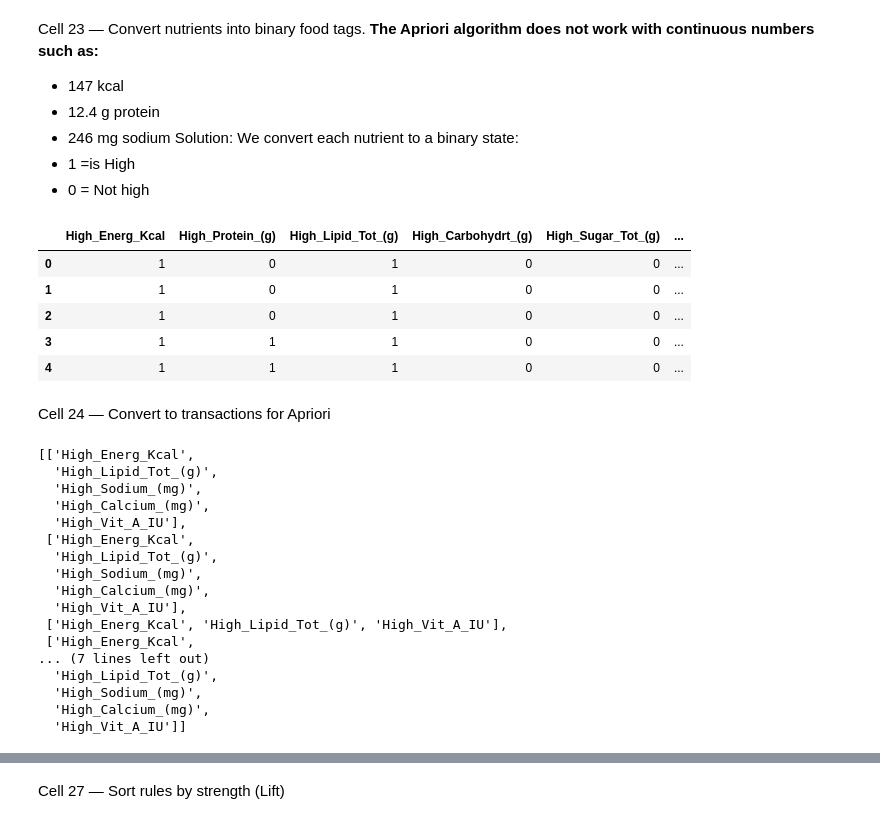
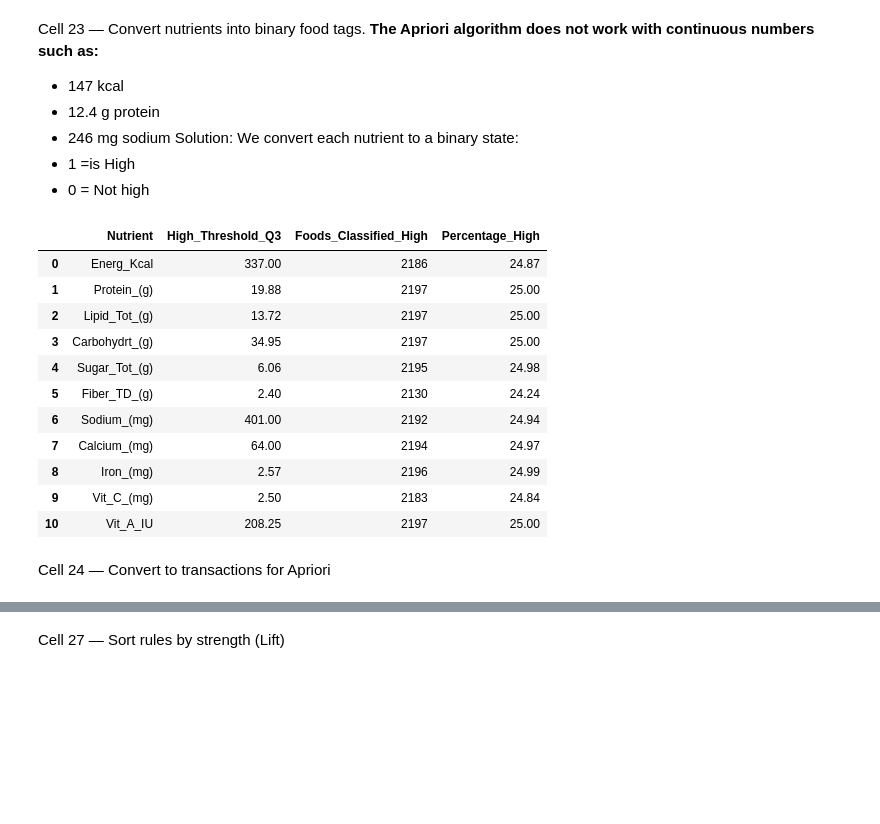
Before and after one commit to SalimHM-IPCA/food-nutrition-clustering-analysis, a Jupyter notebook: food_nutrition_analysis.ipynb, the cells around one changed output, grey strips where cells are left out. Saved outputs shown, nothing was run; the diff lists cells and outputs as text; code cells hidden in the pictures; blank space fills up the shorter version.

```diff
--- a/food_nutrition_analysis.ipynb
+++ b/food_nutrition_analysis.ipynb
@@ -12,12 +12,15 @@ from sklearn.preprocessing import StandardScaler
 from sklearn.cluster import KMeans
 from sklearn.metrics import silhouette_score
 # %%
-file_path = "data/ABBREV.csv"
+from pathlib import Path
 import pandas as pd
 
-# Read the CSV file
+file_path = Path.home() / "Desktop" / "data" / "ABBREV.csv"
+
 df = pd.read_csv(file_path)
 
+print("Data loaded from:", file_path)
 print("Shape:", df.shape)
+
 df.head()
 # %% [output]
@@ -606,47 +1435,43 @@ We convert each nutrient to a binary state:
   - 1 =is High
   - 0 = Not high
 # %%
+# Convert continuous nutrients into high-nutrient indicators
+
 nutrient_cols = X_raw.columns
 
-# Use median as threshold for "High"
-thresholds = X_raw.median()
+# Use the 75th percentile instead of the median
+# A food is "high" when its value exceeds Q3
+thresholds = X_raw.quantile(0.75)
 
-binary_df = (X_raw > thresholds).astype(int)
-binary_df.columns = ["High_" + c for c in nutrient_cols]
+binary_df = X_raw.gt(thresholds).astype(bool)
 
-binary_df.head()
+binary_df.columns = [
+    "High_" + column
+    for column in nutrient_cols
+]
+
+threshold_table = pd.DataFrame({
+    "Nutrient": nutrient_cols,
+    "High_Threshold_Q3": thresholds.values,
+    "Foods_Classified_High": binary_df.sum().values,
+    "Percentage_High": (
+        binary_df.mean().values * 100
+    )
+})
+
+threshold_table.round(2)
 # %% [output]
-|  | High_Energ_Kcal | High_Protein_(g) | High_Lipid_Tot_(g) | High_Carbohydrt_(g) | High_Sugar_Tot_(g) | ... |
-| 0 | 1 | 0 | 1 | 0 | 0 | ... |
-| 1 | 1 | 0 | 1 | 0 | 0 | ... |
-| 2 | 1 | 0 | 1 | 0 | 0 | ... |
-| 3 | 1 | 1 | 1 | 0 | 0 | ... |
-| 4 | 1 | 1 | 1 | 0 | 0 | ... |
+|  | Nutrient | High_Threshold_Q3 | Foods_Classified_High | Percentage_High |
+| 0 | Energ_Kcal | 337.00 | 2186 | 24.87 |
+| 1 | Protein_(g) | 19.88 | 2197 | 25.00 |
+| 2 | Lipid_Tot_(g) | 13.72 | 2197 | 25.00 |
+| 3 | Carbohydrt_(g) | 34.95 | 2197 | 25.00 |
+| 4 | Sugar_Tot_(g) | 6.06 | 2195 | 24.98 |
+| 5 | Fiber_TD_(g) | 2.40 | 2130 | 24.24 |
+| 6 | Sodium_(mg) | 401.00 | 2192 | 24.94 |
+| 7 | Calcium_(mg) | 64.00 | 2194 | 24.97 |
+| 8 | Iron_(mg) | 2.57 | 2196 | 24.99 |
+| 9 | Vit_C_(mg) | 2.50 | 2183 | 24.84 |
+| 10 | Vit_A_IU | 208.25 | 2197 | 25.00 |
 # %% [markdown]
 Cell 24 — Convert to transactions for Apriori
-# %%
-transactions = []
-
-for i in range(binary_df.shape[0]):
-    items = binary_df.columns[binary_df.iloc[i] == 1].tolist()
-    transactions.append(items)
-
-transactions[:5]
-# %% [output]
-[['High_Energ_Kcal',
-  'High_Lipid_Tot_(g)',
-  'High_Sodium_(mg)',
-  'High_Calcium_(mg)',
-  'High_Vit_A_IU'],
- ['High_Energ_Kcal',
-  'High_Lipid_Tot_(g)',
-  'High_Sodium_(mg)',
-  'High_Calcium_(mg)',
-  'High_Vit_A_IU'],
- ['High_Energ_Kcal', 'High_Lipid_Tot_(g)', 'High_Vit_A_IU'],
- ['High_Energ_Kcal',
-... (7 lines left out)
-  'High_Lipid_Tot_(g)',
-  'High_Sodium_(mg)',
-  'High_Calcium_(mg)',
-  'High_Vit_A_IU']]
```
Also changed, not shown: parts of 54 cells of this notebook.
